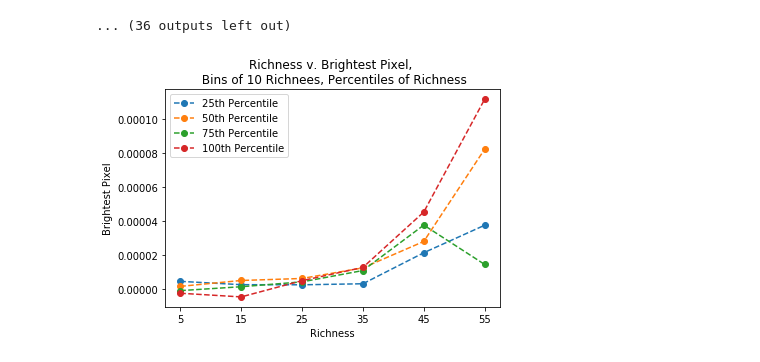
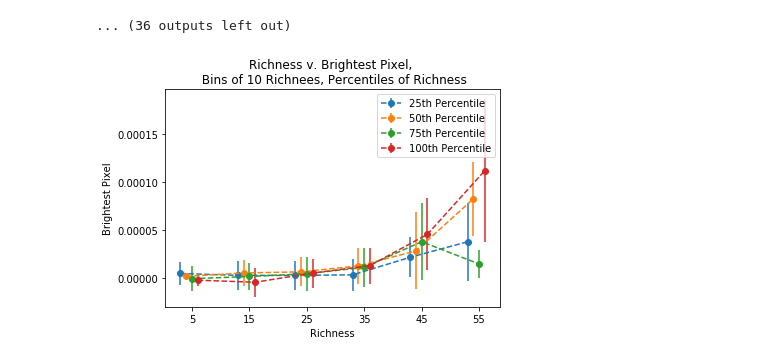
Before and after one commit to Sulla2012/madcowsclusters, a Jupyter notebook: S18d_stacker.ipynb, the cells around one changed output. Cells and saved outputs as stored; diff of their text form; code cells hidden in the pictures.

```diff
--- a/S18d_stacker.ipynb
+++ b/S18d_stacker.ipynb
@@ -521,11 +524,11 @@ def richStat(data, catalog, r_low, r_high, bins = 1, save_plot = False):
                     plt.colorbar(plot, format='%.0e')
                     plt.title('Cluster {}, {}th Richness Percentile'.format(cut_names2[i], int((i+1)*100/(bins))))
 
-                    plt.savefig('plots/indv_clusters/' + str(cut_names2[i]) + str(int((i+1)*100/(bins))) + '.png')
+                    plt.savefig('plots/indv_clusters/' + str(cut_names2[i]) + '_richness_' + str(cut_rich2[i]) + '_perc_' + str(int((i+1)*100/(bins))) + '.png')
                     plt.close()
 
             var = np.var(brights)
-            varies.append(var)
+            varies.append(np.sqrt(var))
             means.append(mean)
 
         return means, varies
@@ -569,8 +577,10 @@ Number in stack: 7
 # %%
 long_means =[]
+long_vars = []
 for i in range(0, 60, 10):
-    mean, ignore = richStat(s18d, mdcw_catalog, i, i+10, bins = 4, save_plot = True)
+    mean, var = richStat(s18d, mdcw_catalog, i, i+10, bins = 4, save_plot = True)
     long_means.append(mean)
+    long_vars.append(var)
 # %% [output]
 Number in stack: 12
 [figure]
@@ -586,19 +596,19 @@ Number in stack: 46
 [figure]
 ... (36 outputs left out)
 # %%
-
+temp_var = np.transpose(long_vars)
 temp = np.transpose(long_means)
 for i in range(len(temp)):
-    plt.plot( range(5,65, 10),temp[i], label = str(int((i+1)*100/(len(temp))))+'th Percentile', marker='o',linestyle="dashed")
+    plt.errorbar( range(3+i,63+i, 10),temp[i], yerr= temp_var[i], label = str(int((i+1)*100/(len(temp))))+'th Percentile', marker='o',linestyle="dashed")
 plt.legend()
 plt.xlabel('Richness')
 plt.xticks(range(5, 65, 10))
 plt.ylabel('Brightest Pixel')
 plt.title('Richness v. Brightest Pixel, \n Bins of 10 Richnees, Percentiles of Richness')
 plt.savefig('richness-brightness.png')
 plt.show()
 # %% [output]
-[figure, old version]
+[figure, new version]
 # %%
 #Now still binning in Richness but in percentiles of brightest pixel (center 4x4 pixels)
 def richStatBright(data, catalog, r_low, r_high, bins = 1, save_plot = False):
```
Also changed, not shown: parts of 6 cells of this notebook.
